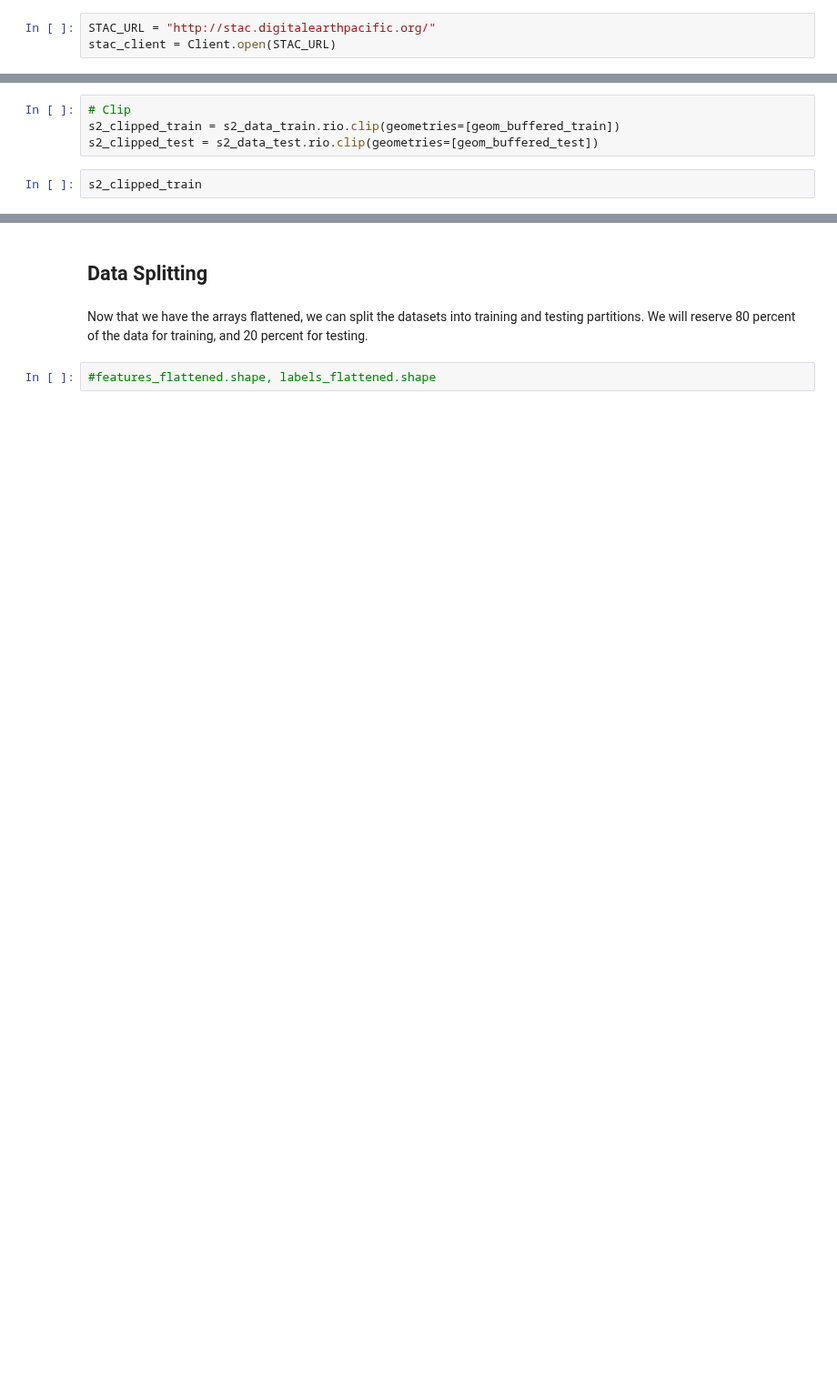
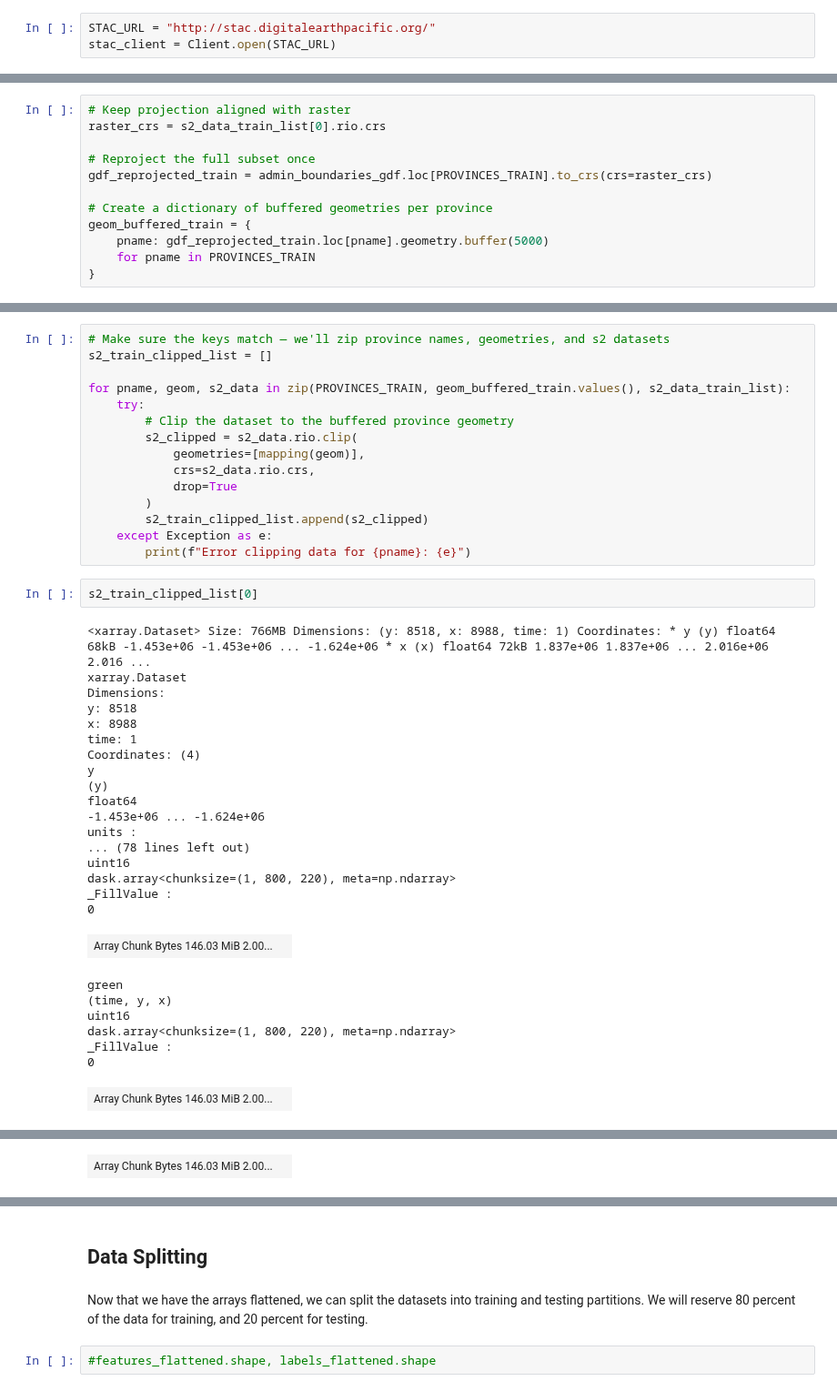
Before and after one commit to Vanuatu-National-Statistics-Office/climate-change-natural-disasters, a Jupyter notebook: book/LULC_RF_full_vanuatu_geomad.ipynb, the cells around one changed output, grey strips where cells are left out. Shown at 91% size. Cells and saved outputs as stored; diff of their text form; blank space fills up the shorter version.

```diff
--- a/book/LULC_RF_full_vanuatu_geomad.ipynb
+++ b/book/LULC_RF_full_vanuatu_geomad.ipynb
@@ -183,0 +280,12 @@ print("s2_data: ", s2_data_test)
+# %%
+# Keep projection aligned with raster
+raster_crs = s2_data_train_list[0].rio.crs
+
+# Reproject the full subset once
+gdf_reprojected_train = admin_boundaries_gdf.loc[PROVINCES_TRAIN].to_crs(crs=raster_crs)
+
+# Create a dictionary of buffered geometries per province
+geom_buffered_train = {
+    pname: gdf_reprojected_train.loc[pname].geometry.buffer(5000)
+    for pname in PROVINCES_TRAIN
+}
@@ -196,6 +317,43 @@ geom_buffered_test
-# %%
-# Clip
-s2_clipped_train = s2_data_train.rio.clip(geometries=[geom_buffered_train])
-s2_clipped_test = s2_data_test.rio.clip(geometries=[geom_buffered_test])
+# %%
+# Make sure the keys match — we'll zip province names, geometries, and s2 datasets
+s2_train_clipped_list = []
+
+for pname, geom, s2_data in zip(PROVINCES_TRAIN, geom_buffered_train.values(), s2_data_train_list):
+    try:
+        # Clip the dataset to the buffered province geometry
+        s2_clipped = s2_data.rio.clip(
+            geometries=[mapping(geom)],
+            crs=s2_data.rio.crs,
+            drop=True
+        )
+        s2_train_clipped_list.append(s2_clipped)
+    except Exception as e:
+        print(f"Error clipping data for {pname}: {e}")
 # %%
-s2_clipped_train
+s2_train_clipped_list[0]
+# %% [output]
+<xarray.Dataset> Size: 766MB Dimensions: (y: 8518, x: 8988, time: 1) Coordinates: * y (y) float64 68kB -1.453e+06 -1.453e+06 ... -1.624e+06 * x (x) float64 72kB 1.837e+06 1.837e+06 ... 2.016e+06 2.016 ...
+xarray.Dataset
+Dimensions:
+y: 8518
+x: 8988
+time: 1
+Coordinates: (4)
+y
+(y)
+float64
+-1.453e+06 ... -1.624e+06
+units :
+... (78 lines left out)
+uint16
+dask.array<chunksize=(1, 800, 220), meta=np.ndarray>
+_FillValue :
+0
+| Array Chunk Bytes 146.03 MiB 2.00... |  |
+green
+(time, y, x)
+uint16
+dask.array<chunksize=(1, 800, 220), meta=np.ndarray>
+_FillValue :
+0
+| Array Chunk Bytes 146.03 MiB 2.00... |  |
@@ -201,0 +366 @@ s2_clipped_train
+| Array Chunk Bytes 146.03 MiB 2.00... |  |
```
Also changed, not shown: parts of 57 cells of this notebook.
